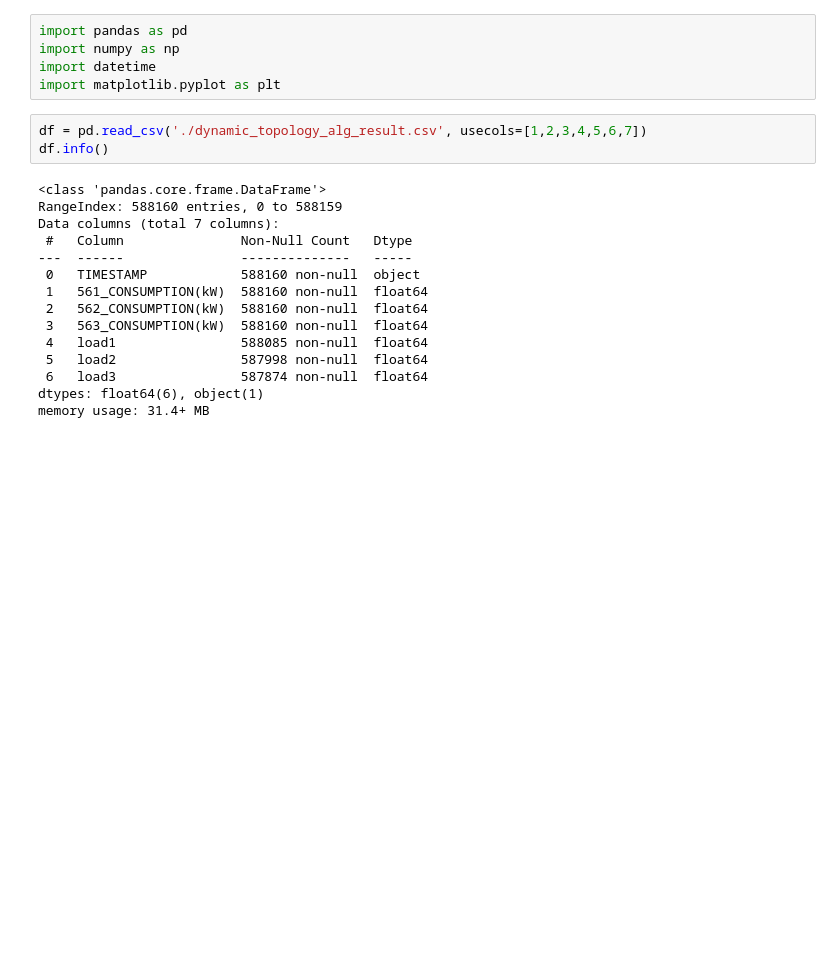
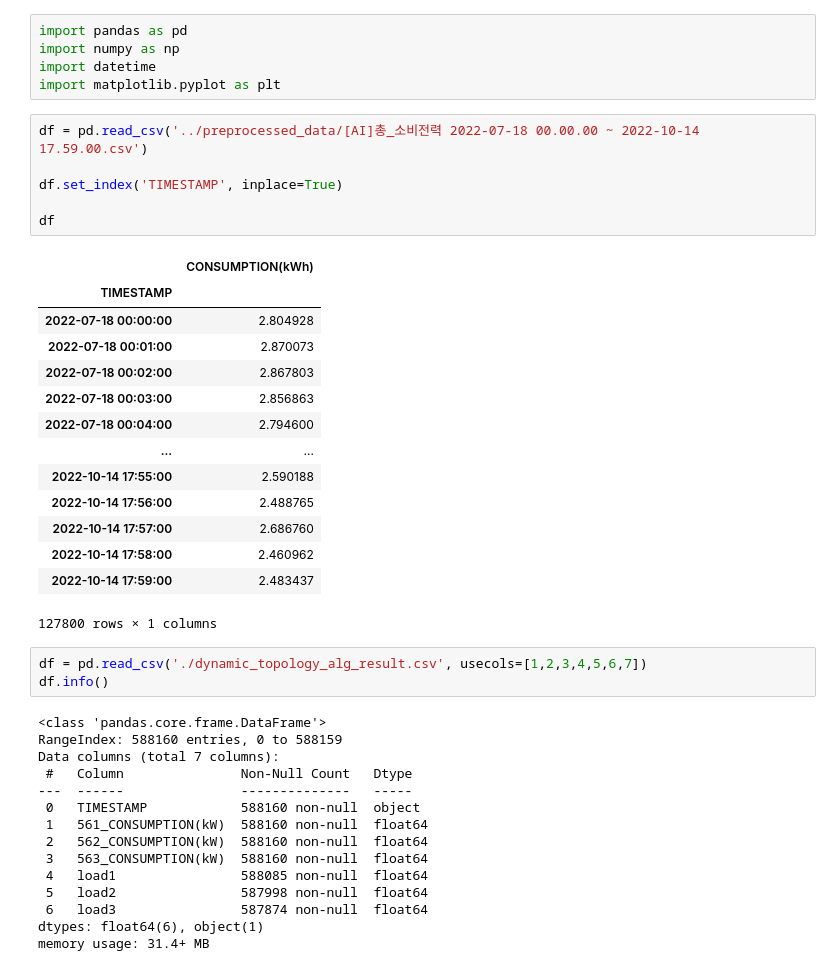
Before and after one commit to youngseonseo/BEMS, a Jupyter notebook: ai/test.ipynb, the cells around one changed output. Saved outputs shown, nothing was run; the diff lists cells and outputs as text; blank space fills up the shorter version.

```diff
--- a/ai/test.ipynb
+++ b/ai/test.ipynb
@@ -3,6 +3,27 @@ import pandas as pd
 import numpy as np
 import datetime
 import matplotlib.pyplot as plt
+# %%
+df = pd.read_csv('../preprocessed_data/[AI]총_소비전력 2022-07-18 00.00.00 ~ 2022-10-14 17.59.00.csv')
+
+df.set_index('TIMESTAMP', inplace=True)
+
+df
+# %% [output]
+|  | CONSUMPTION(kWh) |
+| TIMESTAMP |  |
+| 2022-07-18 00:00:00 | 2.804928 |
+| 2022-07-18 00:01:00 | 2.870073 |
+| 2022-07-18 00:02:00 | 2.867803 |
+| 2022-07-18 00:03:00 | 2.856863 |
+| 2022-07-18 00:04:00 | 2.794600 |
+| ... | ... |
+| 2022-10-14 17:55:00 | 2.590188 |
+| 2022-10-14 17:56:00 | 2.488765 |
+| 2022-10-14 17:57:00 | 2.686760 |
+| 2022-10-14 17:58:00 | 2.460962 |
+| 2022-10-14 17:59:00 | 2.483437 |
+127800 rows × 1 columns
 # %%
 df = pd.read_csv('./dynamic_topology_alg_result.csv', usecols=[1,2,3,4,5,6,7])
 df.info()
```
Also changed, not shown: 9 other files.
